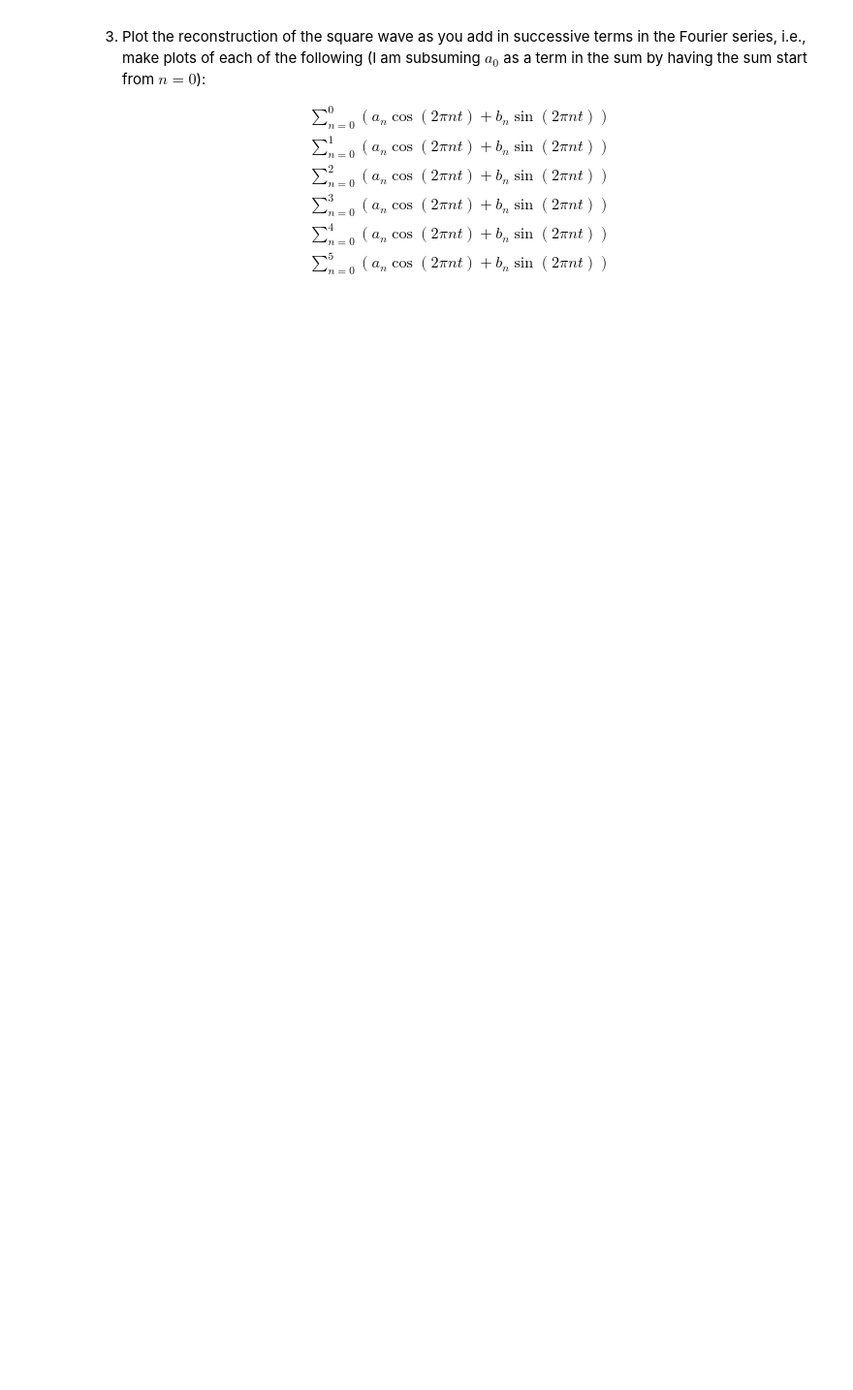
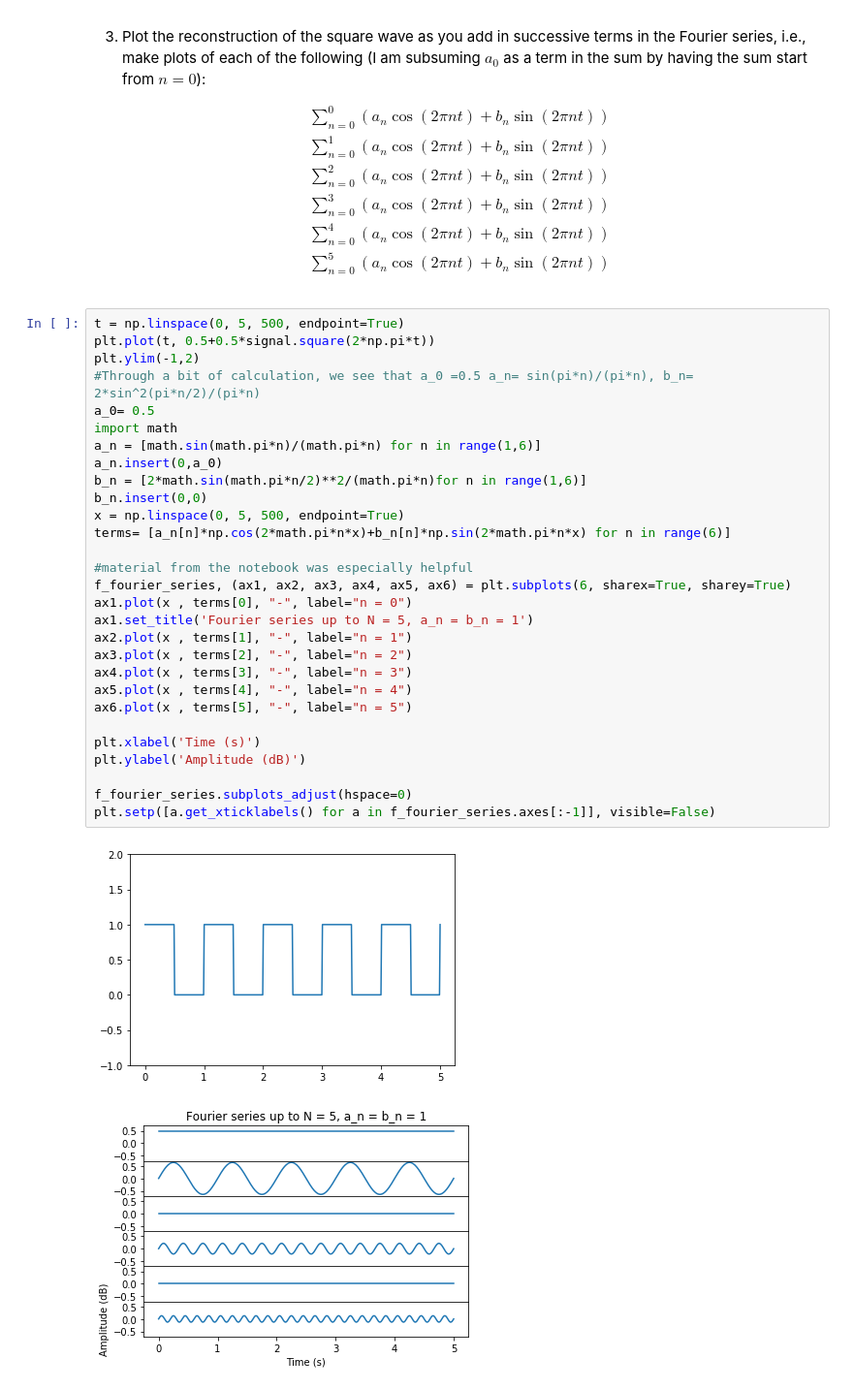
Before and after one commit to ling592b-f19/ling592b-f19-ps02-rayt98, a Jupyter notebook: 592B-f19_ps02.ipynb, the cells around one changed output. Shown at 97% size. Cells and saved outputs as stored; diff of their text form; blank space fills up the shorter version.

```diff
--- a/592B-f19_ps02.ipynb
+++ b/592B-f19_ps02.ipynb
@@ -74,3 +128,35 @@ pattern for the coefficient values of the infinite series.
           \displaystyle\sum\limits_{n=0}^4 \left(a_n\cos(2\pi nt) + b_n\sin(2\pi nt)\right)\\
            \displaystyle\sum\limits_{n=0}^5 \left(a_n\cos(2\pi nt) + b_n\sin(2\pi nt)\right)\\
 \end{align}
+# %%
+t = np.linspace(0, 5, 500, endpoint=True)
+plt.plot(t, 0.5+0.5*signal.square(2*np.pi*t))
+plt.ylim(-1,2)
+#Through a bit of calculation, we see that a_0 =0.5 a_n= sin(pi*n)/(pi*n), b_n= 2*sin^2(pi*n/2)/(pi*n)
+a_0= 0.5
+import math
+a_n = [math.sin(math.pi*n)/(math.pi*n) for n in range(1,6)]
+a_n.insert(0,a_0)
+b_n = [2*math.sin(math.pi*n/2)**2/(math.pi*n)for n in range(1,6)]
+b_n.insert(0,0)
+x = np.linspace(0, 5, 500, endpoint=True)
+terms= [a_n[n]*np.cos(2*math.pi*n*x)+b_n[n]*np.sin(2*math.pi*n*x) for n in range(6)]
+
+#material from the notebook was especially helpful
+f_fourier_series, (ax1, ax2, ax3, ax4, ax5, ax6) = plt.subplots(6, sharex=True, sharey=True)
+ax1.plot(x , terms[0], "-", label="n = 0")
+ax1.set_title('Fourier series up to N = 5, a_n = b_n = 1')
+ax2.plot(x , terms[1], "-", label="n = 1")
+ax3.plot(x , terms[2], "-", label="n = 2")
+ax4.plot(x , terms[3], "-", label="n = 3")
+ax5.plot(x , terms[4], "-", label="n = 4")
+ax6.plot(x , terms[5], "-", label="n = 5")
+
+plt.xlabel('Time (s)')
+plt.ylabel('Amplitude (dB)')
+
+f_fourier_series.subplots_adjust(hspace=0)
+plt.setp([a.get_xticklabels() for a in f_fourier_series.axes[:-1]], visible=False)
+# %% [output]
+[figure, added]
+[figure, added]
```
Also changed, not shown: parts of 6 cells of this notebook, 2 other files.
